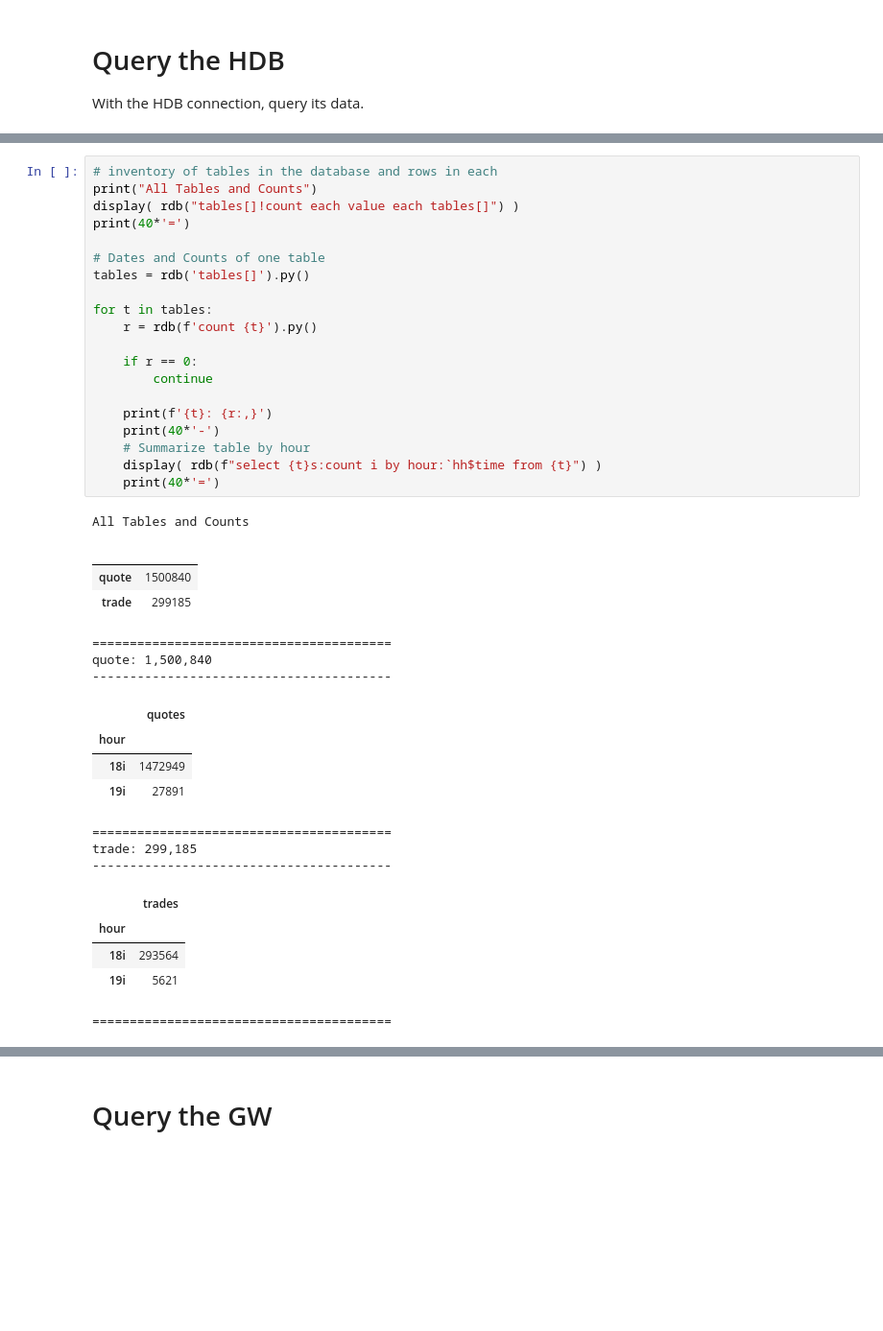
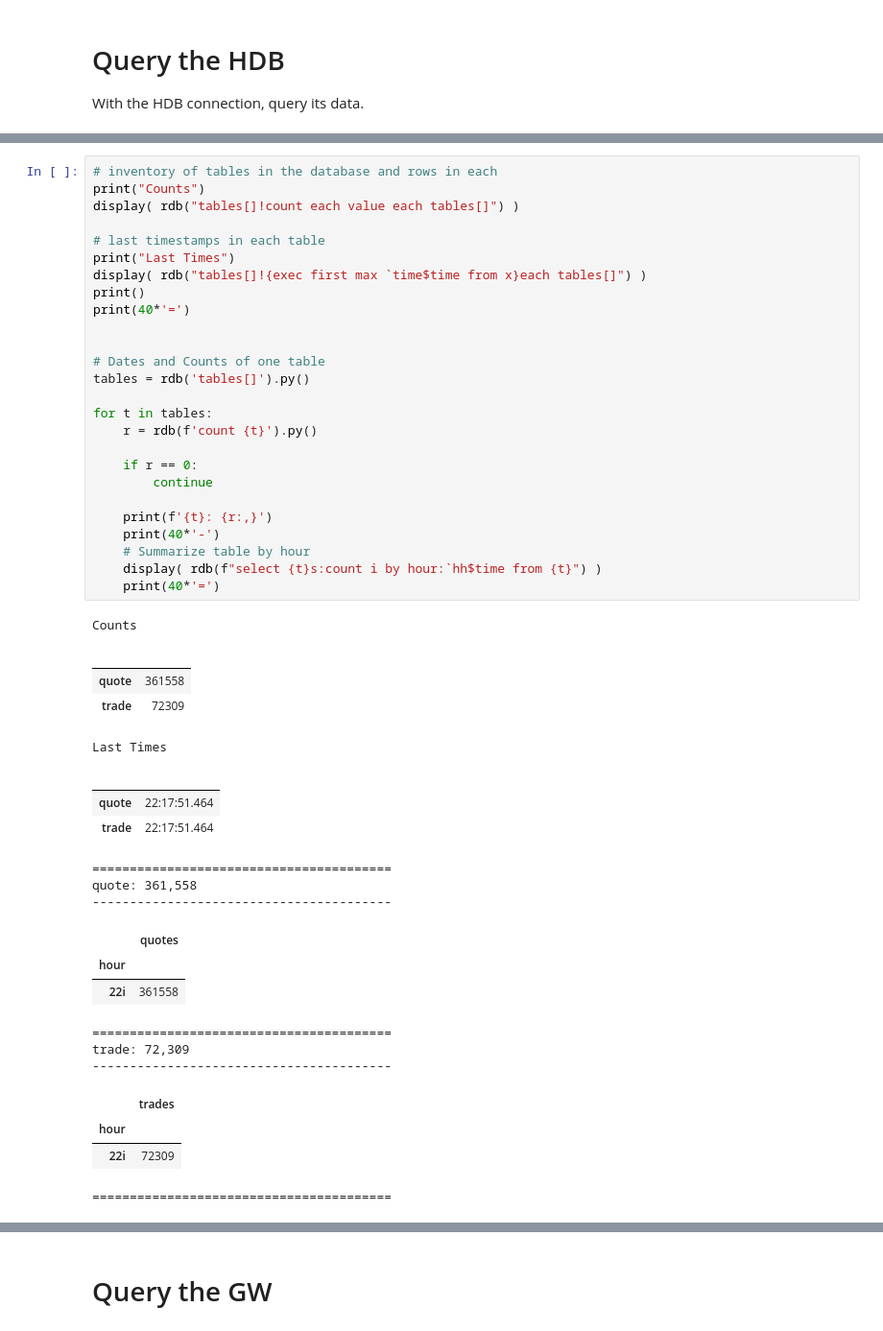
Before and after one commit to aws/amazon-finspace-examples, a Jupyter notebook: ManagedkdbInsights/basic_tick_V3/pykx_query_all.ipynb, the cells around one changed output, grey strips where cells are left out. Shown: that part at 96% size. Saved outputs shown, nothing was run; the diff lists cells and outputs as text; blank space fills up the shorter version.

```diff
--- a/ManagedkdbInsights/basic_tick_V3/pykx_query_all.ipynb
+++ b/ManagedkdbInsights/basic_tick_V3/pykx_query_all.ipynb
@@ -124,41 +120,50 @@ With the RDB connection, query its data.
 # %%
 # inventory of tables in the database and rows in each
-print("All Tables and Counts")
+print("Counts")
 display( rdb("tables[]!count each value each tables[]") )
+
+# last timestamps in each table
+print("Last Times")
+display( rdb("tables[]!{exec first max `time$time from x}each tables[]") )
+print()
 print(40*'=')
+
 
 # Dates and Counts of one table
 tables = rdb('tables[]').py()
 
 for t in tables:
     r = rdb(f'count {t}').py()
 
     if r == 0:
         continue
 
     print(f'{t}: {r:,}')
     print(40*'-')
     # Summarize table by hour
     display( rdb(f"select {t}s:count i by hour:`hh$time from {t}") )
     print(40*'=')
 # %% [output]
-All Tables and Counts
+Counts
 |  |  |
 |  |  |
-| quote | 1500840 |
-| trade | 299185 |
+| quote | 361558 |
+| trade | 72309 |
-========================================
-quote: 1,500,840
-----------------------------------------
+Last Times
-|  | quotes |
-| hour |  |
-| 18i | 1472949 |
-| 19i | 27891 |
+|  |  |
+|  |  |
+| quote | 22:17:51.464 |
+| trade | 22:17:51.464 |
 ========================================
-trade: 299,185
+quote: 361,558
 ----------------------------------------
-|  | trades |
+|  | quotes |
 | hour |  |
-| 18i | 293564 |
-| 19i | 5621 |
+| 22i | 361558 |
 ========================================
+trade: 72,309
+----------------------------------------
+|  | trades |
+| hour |  |
+| 22i | 72309 |
+========================================
```
Also changed, not shown: parts of 11 cells of this notebook, 6 other files.
